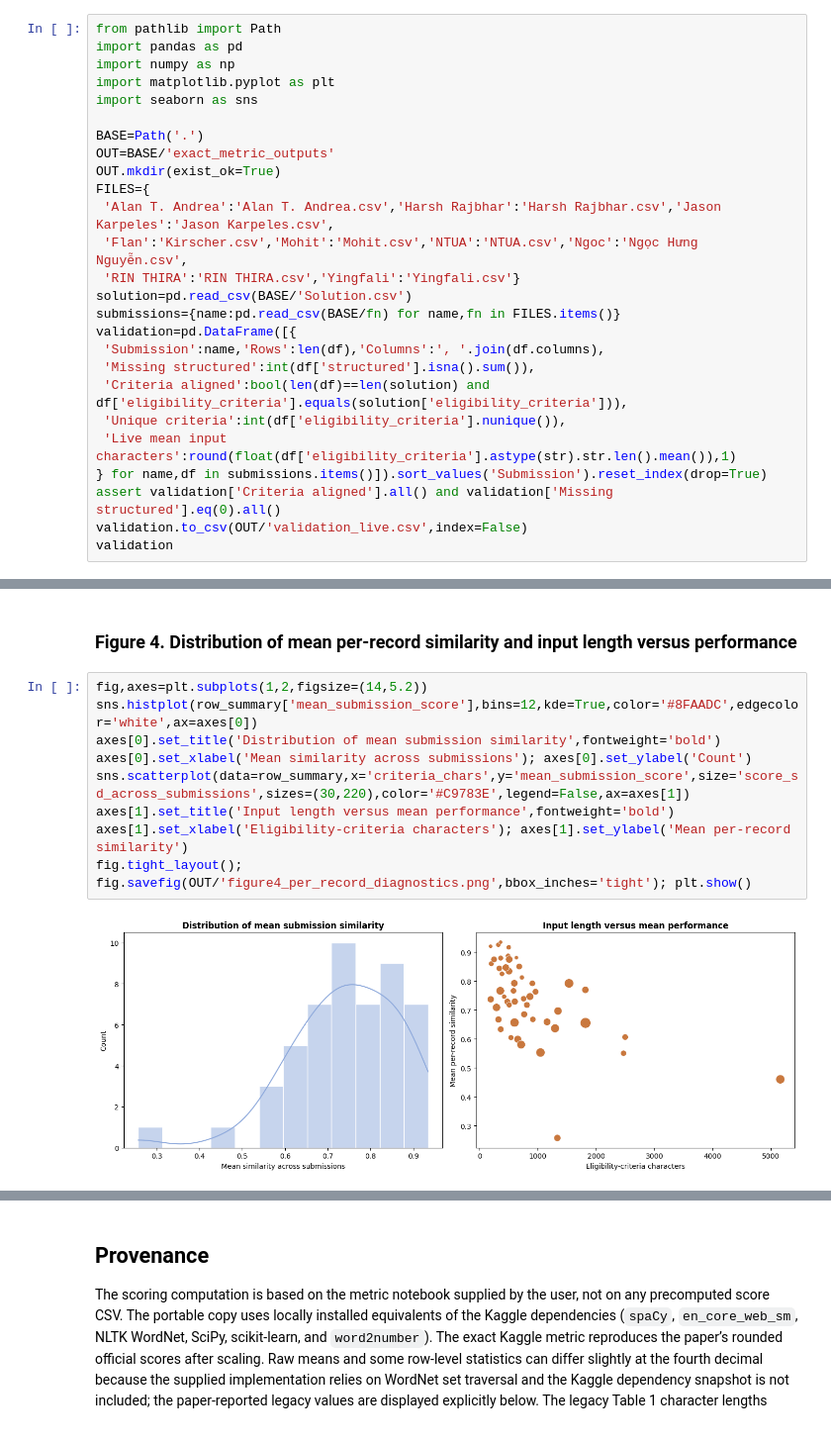
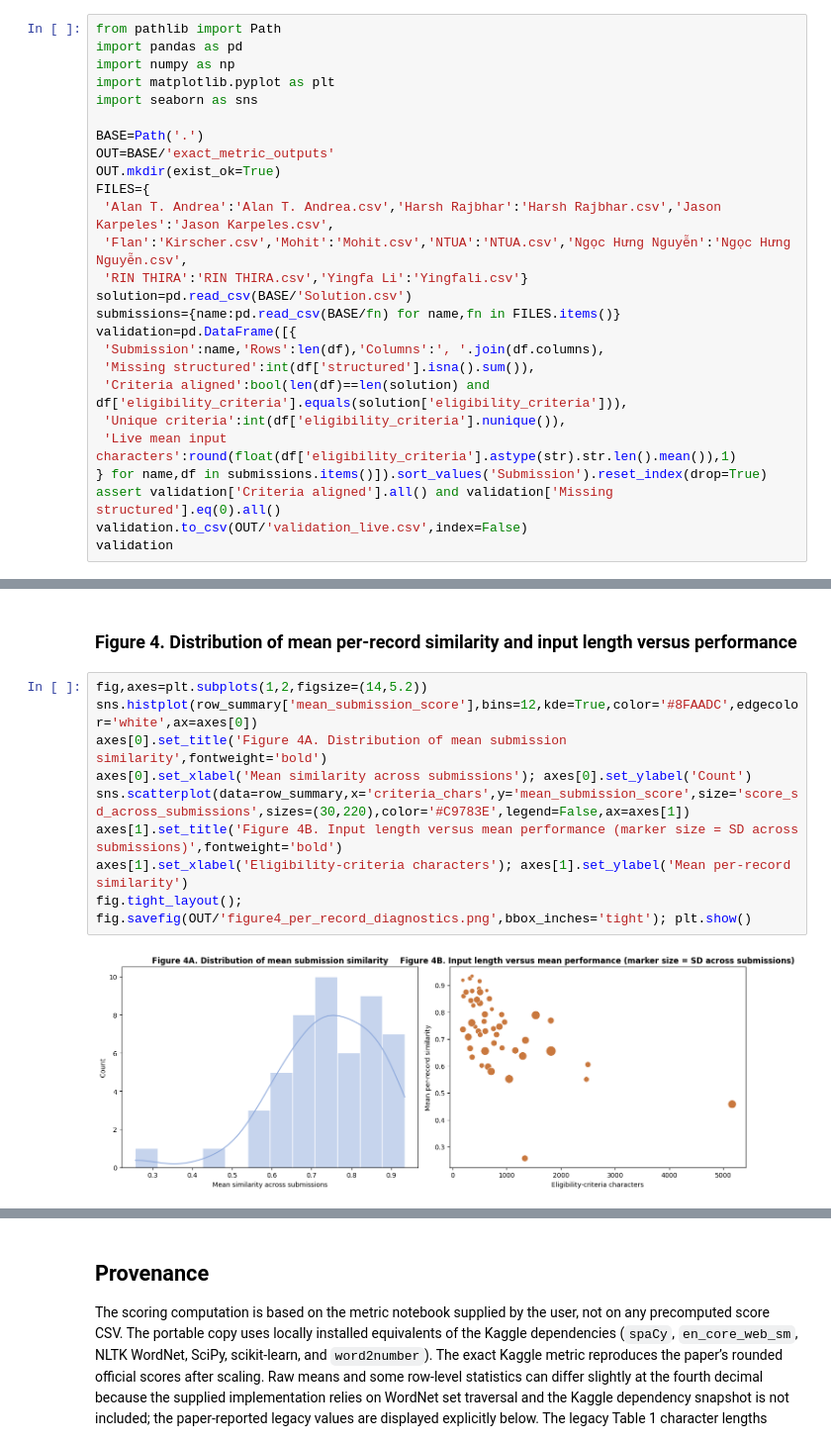
Before and after one commit to csisc/CohortX, a Jupyter notebook: CohortX_Task_2.ipynb, the cells around one changed output, grey strips where cells are left out. Shown at 99% size. Drawn from its saved outputs; the diff is of its cells as text.

```diff
--- a/CohortX_Task_2.ipynb
+++ b/CohortX_Task_2.ipynb
@@ -506,8 +508,8 @@ OUT=BASE/'exact_metric_outputs'
 OUT.mkdir(exist_ok=True)
 FILES={
  'Alan T. Andrea':'Alan T. Andrea.csv','Harsh Rajbhar':'Harsh Rajbhar.csv','Jason Karpeles':'Jason Karpeles.csv',
- 'Flan':'Kirscher.csv','Mohit':'Mohit.csv','NTUA':'NTUA.csv','Ngoc':'Ngọc Hưng Nguyễn.csv',
- 'RIN THIRA':'RIN THIRA.csv','Yingfali':'Yingfali.csv'}
+ 'Flan':'Kirscher.csv','Mohit':'Mohit.csv','NTUA':'NTUA.csv','Ngọc Hưng Nguyễn':'Ngọc Hưng Nguyễn.csv',
+ 'RIN THIRA':'RIN THIRA.csv','Yingfa Li':'Yingfali.csv'}
 solution=pd.read_csv(BASE/'Solution.csv')
 submissions={name:pd.read_csv(BASE/fn) for name,fn in FILES.items()}
 validation=pd.DataFrame([{
@@ -752,11 +759,11 @@ fig,ax=plt.subplots(figsize=(7.5,6)); sns.heatmap(rank_correlations,vmin=-0.5,vm
 # %%
 fig,axes=plt.subplots(1,2,figsize=(14,5.2))
 sns.histplot(row_summary['mean_submission_score'],bins=12,kde=True,color='#8FAADC',edgecolor='white',ax=axes[0])
-axes[0].set_title('Distribution of mean submission similarity',fontweight='bold')
+axes[0].set_title('Figure 4A. Distribution of mean submission similarity',fontweight='bold')
 axes[0].set_xlabel('Mean similarity across submissions'); axes[0].set_ylabel('Count')
 sns.scatterplot(data=row_summary,x='criteria_chars',y='mean_submission_score',size='score_sd_across_submissions',sizes=(30,220),color='#C9783E',legend=False,ax=axes[1])
-axes[1].set_title('Input length versus mean performance',fontweight='bold')
+axes[1].set_title('Figure 4B. Input length versus mean performance (marker size = SD across submissions)',fontweight='bold')
 axes[1].set_xlabel('Eligibility-criteria characters'); axes[1].set_ylabel('Mean per-record similarity')
 fig.tight_layout(); fig.savefig(OUT/'figure4_per_record_diagnostics.png',bbox_inches='tight'); plt.show()
 # %% [output]
-[figure, old version]
+[figure, new version]
```
Also changed, not shown: parts of 14 cells of this notebook.
